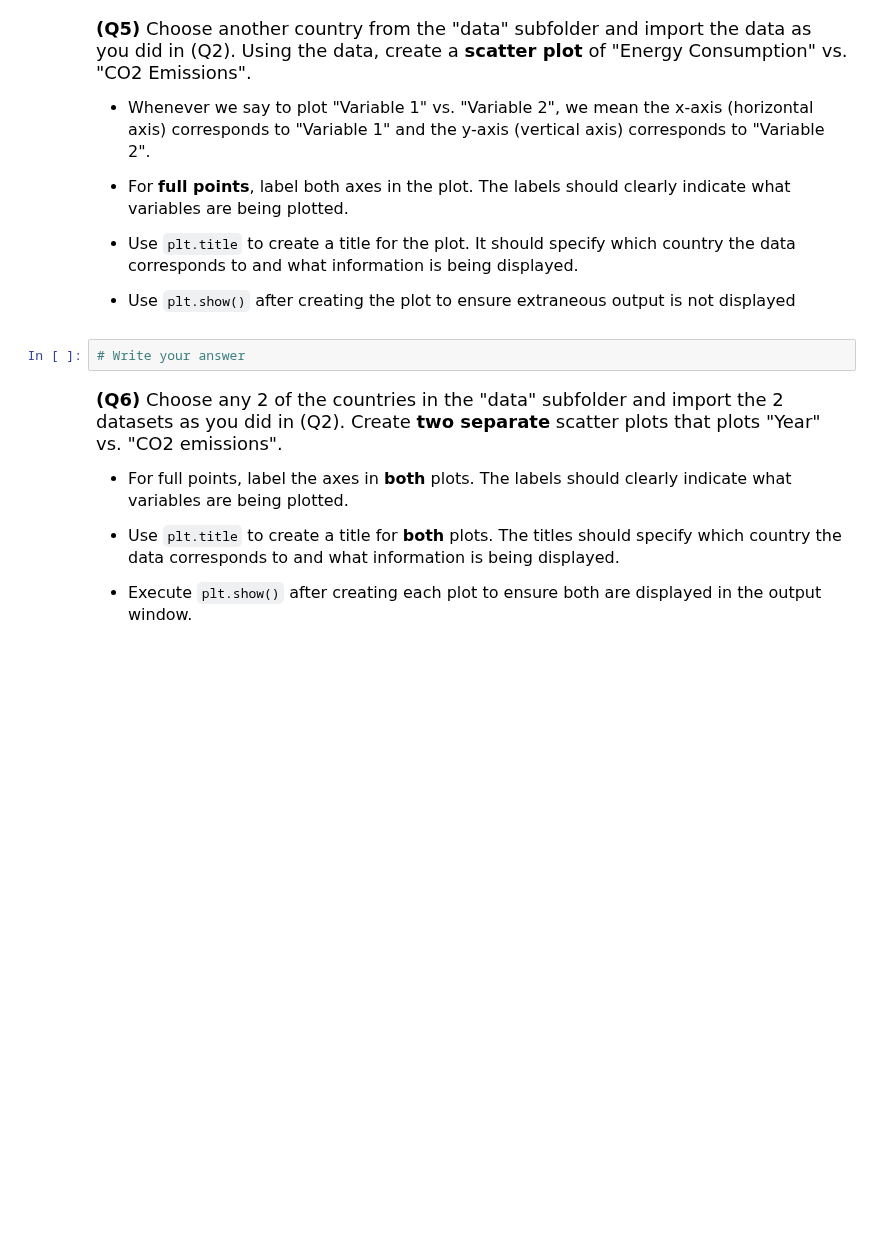
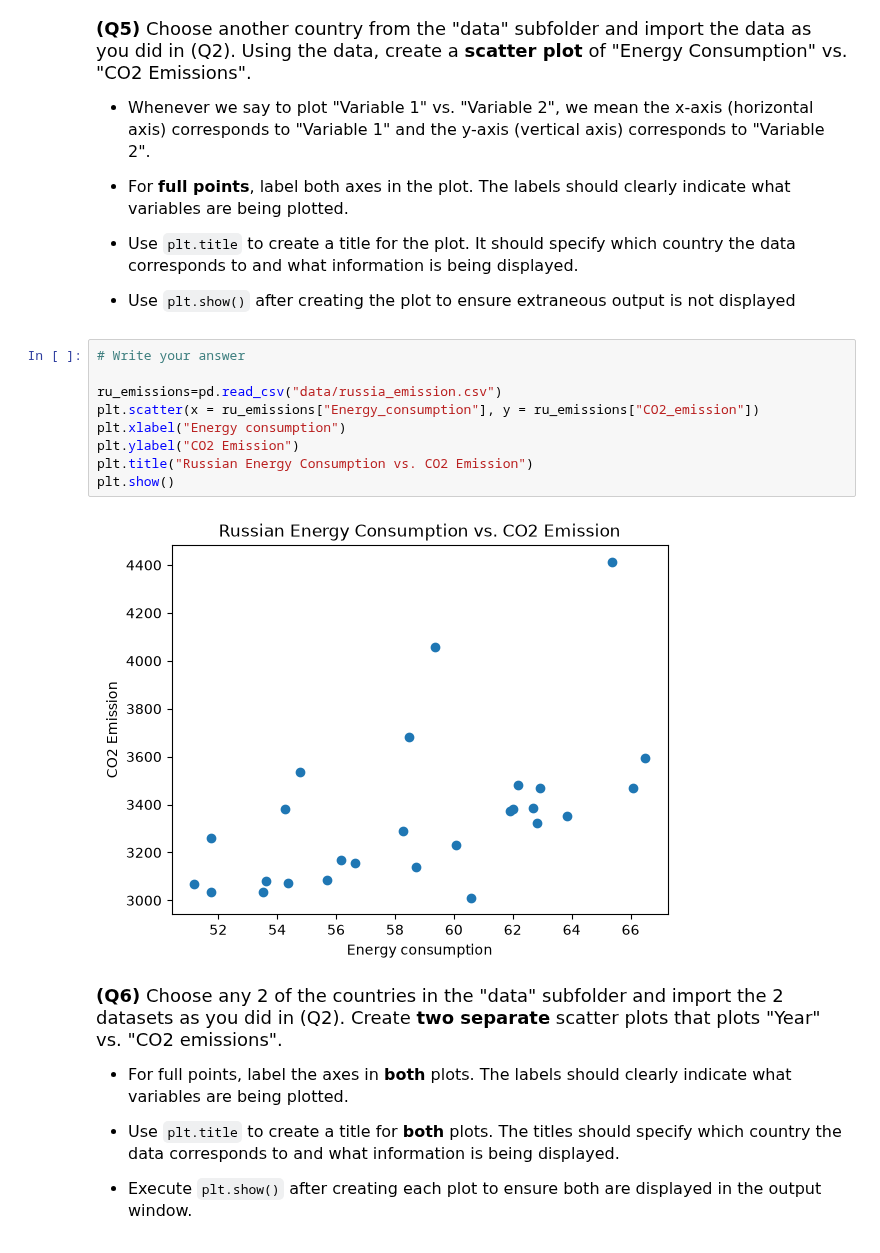
Before and after one commit to evilaechik/datasci185fall2026, a Jupyter notebook: _assignments/assignment_2/Assignment2.ipynb, the cells around one changed output. Drawn from its saved outputs; the diff is of its cells as text; blank space fills up the shorter version.

```diff
--- a/_assignments/assignment_2/Assignment2.ipynb
+++ b/_assignments/assignment_2/Assignment2.ipynb
@@ -97,8 +125,17 @@ us_emissions["CO2_emission"].describe()
 - Use `plt.title` to create a title for the plot. It should specify which country the data corresponds to and what information is being displayed.
 
 - Use `plt.show()` after creating the plot to ensure extraneous output is not displayed
-# %%
-# Write your answer
+# %%
+# Write your answer
+
+ru_emissions=pd.read_csv("data/russia_emission.csv")
+plt.scatter(x = ru_emissions["Energy_consumption"], y = ru_emissions["CO2_emission"])
+plt.xlabel("Energy consumption")
+plt.ylabel("CO2 Emission")
+plt.title("Russian Energy Consumption vs. CO2 Emission")
+plt.show()
+# %% [output]
+[figure, added]
 # %% [markdown]
 <font size = "4">
 
```
Also changed, not shown: parts of 7 cells of this notebook, 2 other files.
